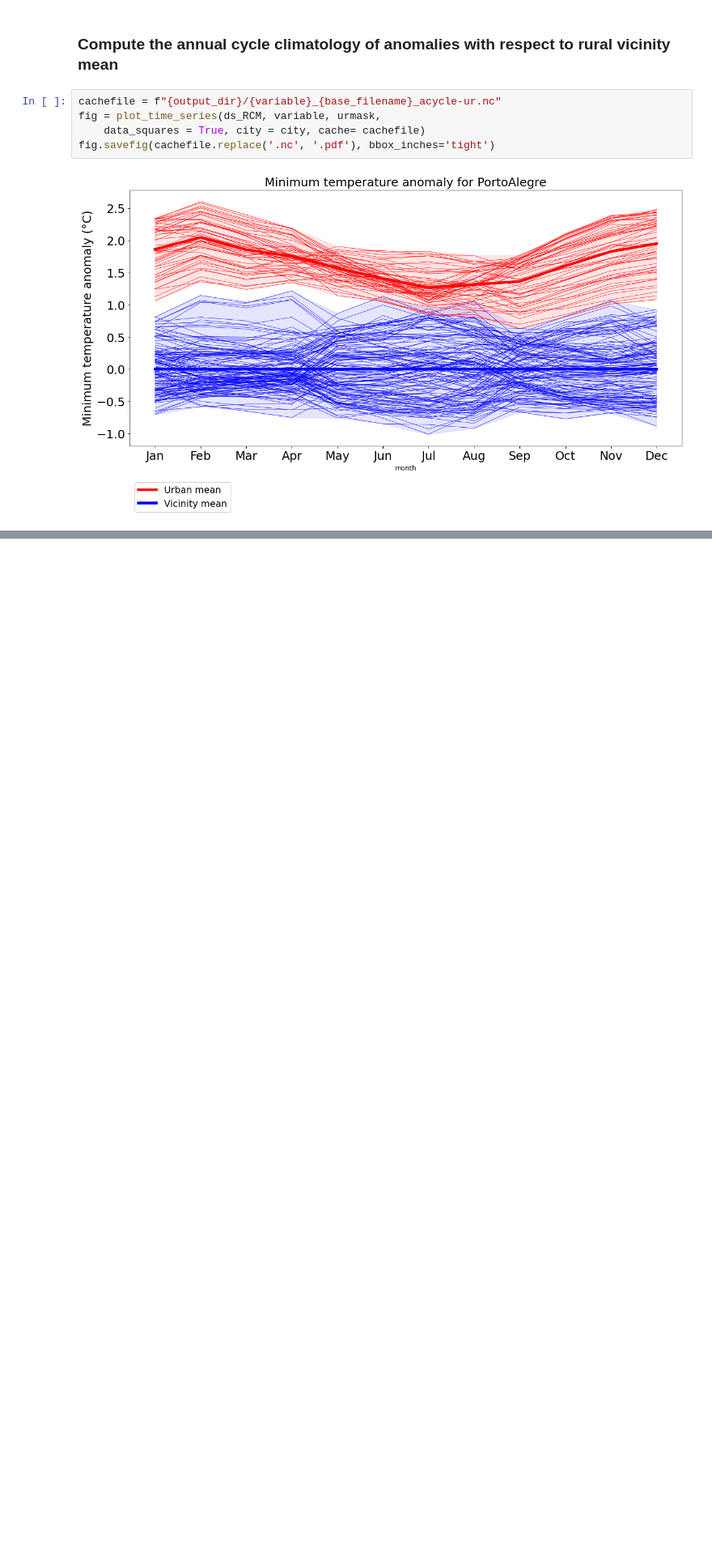
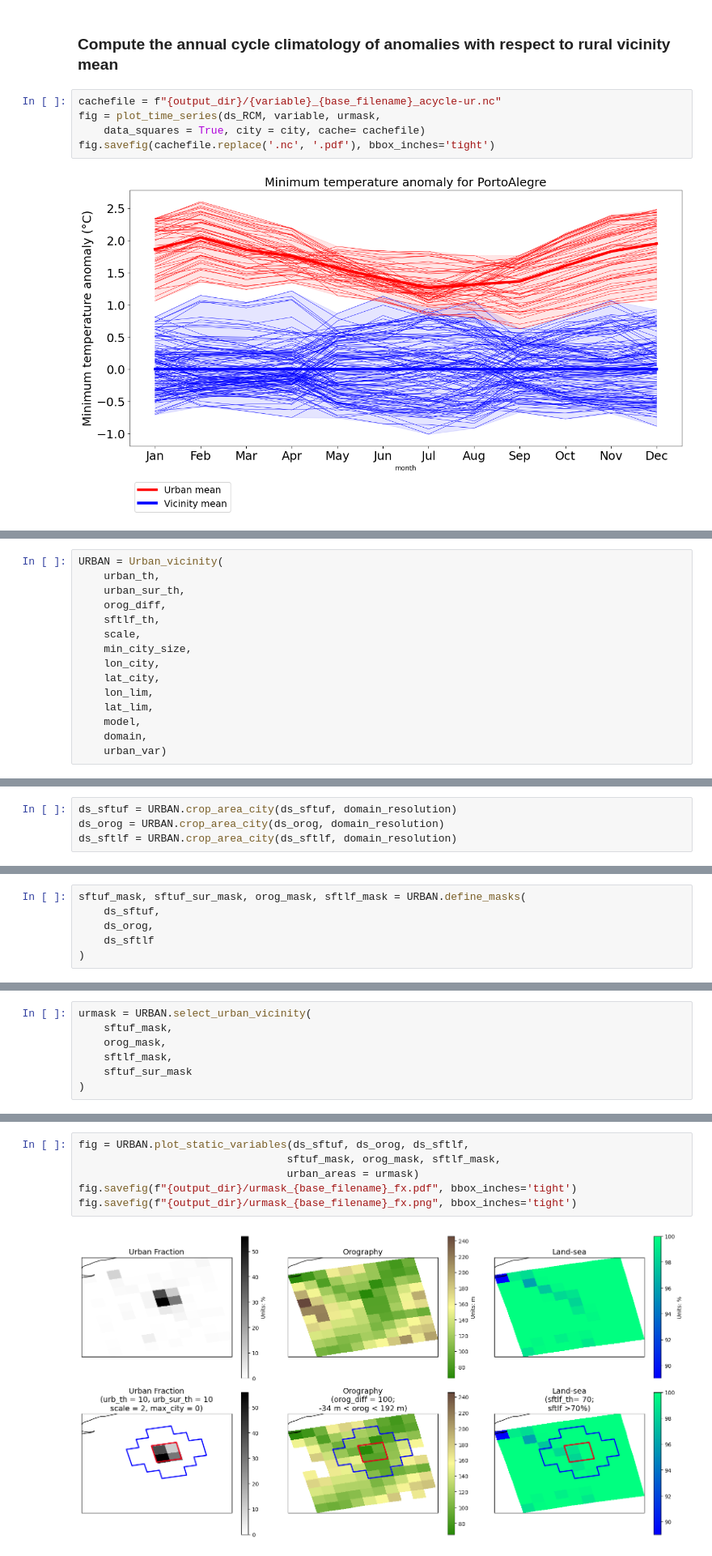
Before and after one commit to JavierDiezSierra/urbanmask, a Jupyter notebook: urban_area_selection.ipynb, the cells around one changed output, grey strips where cells are left out. Shown at 81% size. Cells and saved outputs as stored; diff of their text form; blank space fills up the shorter version.

Commit message:
New figures

```diff
--- a/urban_area_selection.ipynb
+++ b/urban_area_selection.ipynb
@@ -319,0 +383,15 @@ fig.savefig(cachefile.replace('.nc', '.pdf'), bbox_inches='tight')
+# %%
+URBAN = Urban_vicinity(
+    urban_th,
+    urban_sur_th,
+    orog_diff,
+    sftlf_th,
+    scale,
+    min_city_size,
+    lon_city,
+    lat_city,
+    lon_lim,
+    lat_lim,
+    model,
+    domain,
+    urban_var)
@@ -319,0 +400,4 @@ fig.savefig(cachefile.replace('.nc', '.pdf'), bbox_inches='tight')
+# %%
+ds_sftuf = URBAN.crop_area_city(ds_sftuf, domain_resolution)
+ds_orog = URBAN.crop_area_city(ds_orog, domain_resolution)
+ds_sftlf = URBAN.crop_area_city(ds_sftlf, domain_resolution)
@@ -319,0 +406,6 @@ fig.savefig(cachefile.replace('.nc', '.pdf'), bbox_inches='tight')
+# %%
+sftuf_mask, sftuf_sur_mask, orog_mask, sftlf_mask = URBAN.define_masks(
+    ds_sftuf,
+    ds_orog,
+    ds_sftlf
+)
@@ -319,0 +416,7 @@ fig.savefig(cachefile.replace('.nc', '.pdf'), bbox_inches='tight')
+# %%
+urmask = URBAN.select_urban_vicinity(
+    sftuf_mask,
+    orog_mask,
+    sftlf_mask,
+    sftuf_sur_mask
+)
@@ -319,0 +425,8 @@ fig.savefig(cachefile.replace('.nc', '.pdf'), bbox_inches='tight')
+# %%
+fig = URBAN.plot_static_variables(ds_sftuf, ds_orog, ds_sftlf,
+                                 sftuf_mask, orog_mask, sftlf_mask,
+                                 urban_areas = urmask)
+fig.savefig(f"{output_dir}/urmask_{base_filename}_fx.pdf", bbox_inches='tight')
+fig.savefig(f"{output_dir}/urmask_{base_filename}_fx.png", bbox_inches='tight')
+# %% [output]
+[figure, added]
```
Also changed, not shown: parts of 58 cells of this notebook.
